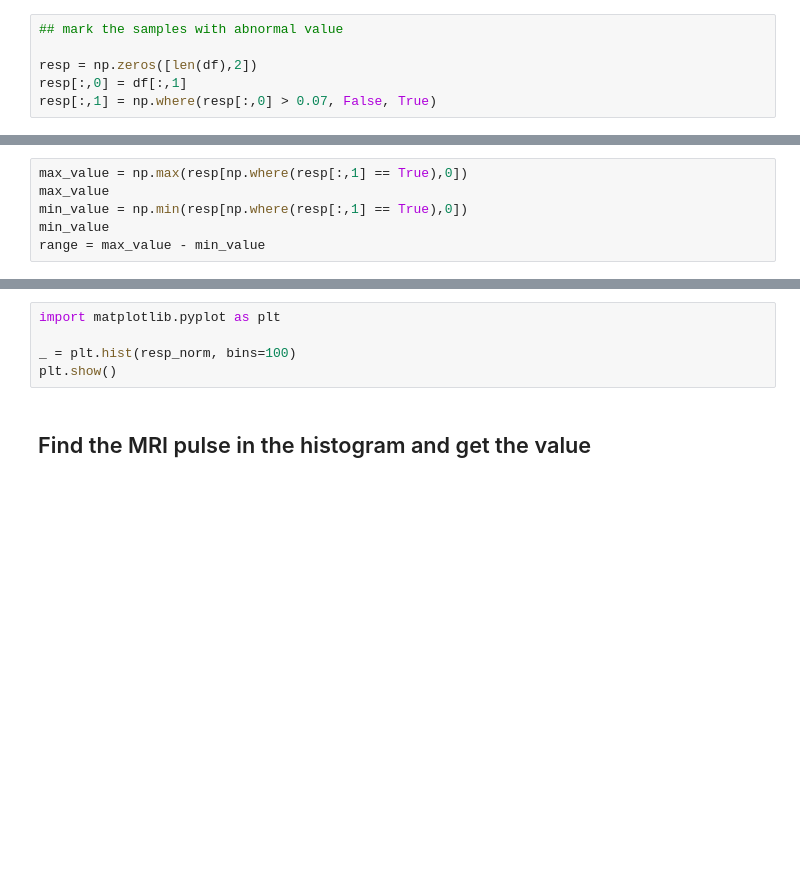
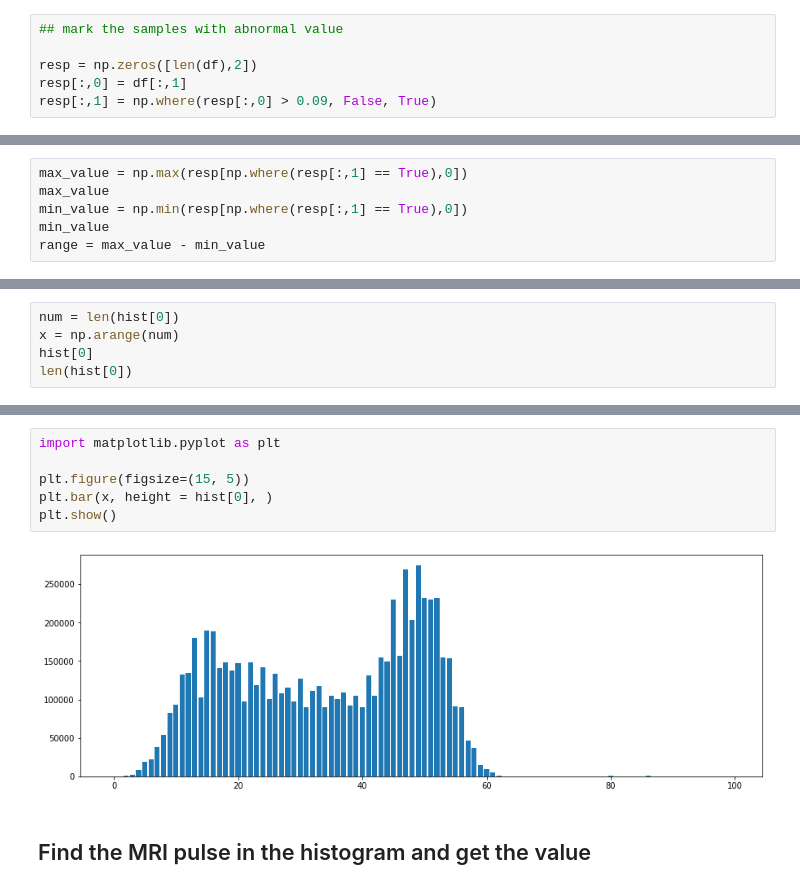
Before and after one commit to xinyiwan/phsioartefact_fMRI, a Jupyter notebook: phase_resp.ipynb, the cells around one changed output, grey strips where cells are left out. Saved outputs shown, nothing was run; the diff lists cells and outputs as text; blank space fills up the shorter version.

```diff
--- a/phase_resp.ipynb
+++ b/phase_resp.ipynb
@@ -14,4 +14,4 @@ df = df[0:7000000]
 
 resp = np.zeros([len(df),2])
 resp[:,0] = df[:,1]
-resp[:,1] = np.where(resp[:,0] > 0.07, False, True)
+resp[:,1] = np.where(resp[:,0] > 0.09, False, True)
@@ -44,3 +48,8 @@ hist
         0.77, 0.78, 0.79, 0.8 , 0.81, 0.82, 0.83, 0.84, 0.85, 0.86, 0.87,
         0.88, 0.89, 0.9 , 0.91, 0.92, 0.93, 0.94, 0.95, 0.96, 0.97, 0.98,
         0.99, 1.  ]))
+# %%
+num = len(hist[0])
+x = np.arange(num)
+hist[0]
+len(hist[0])
@@ -47,8 +67,11 @@ hist
 # %%
 import matplotlib.pyplot as plt
 
-_ = plt.hist(resp_norm, bins=100)
+plt.figure(figsize=(15, 5))
+plt.bar(x, height = hist[0], )
 plt.show()
+# %% [output]
+[figure, added]
 # %% [markdown]
 ## Find the MRI pulse in the histogram and get the value
 # %%
```
Also changed, not shown: parts of 4 cells of this notebook.
